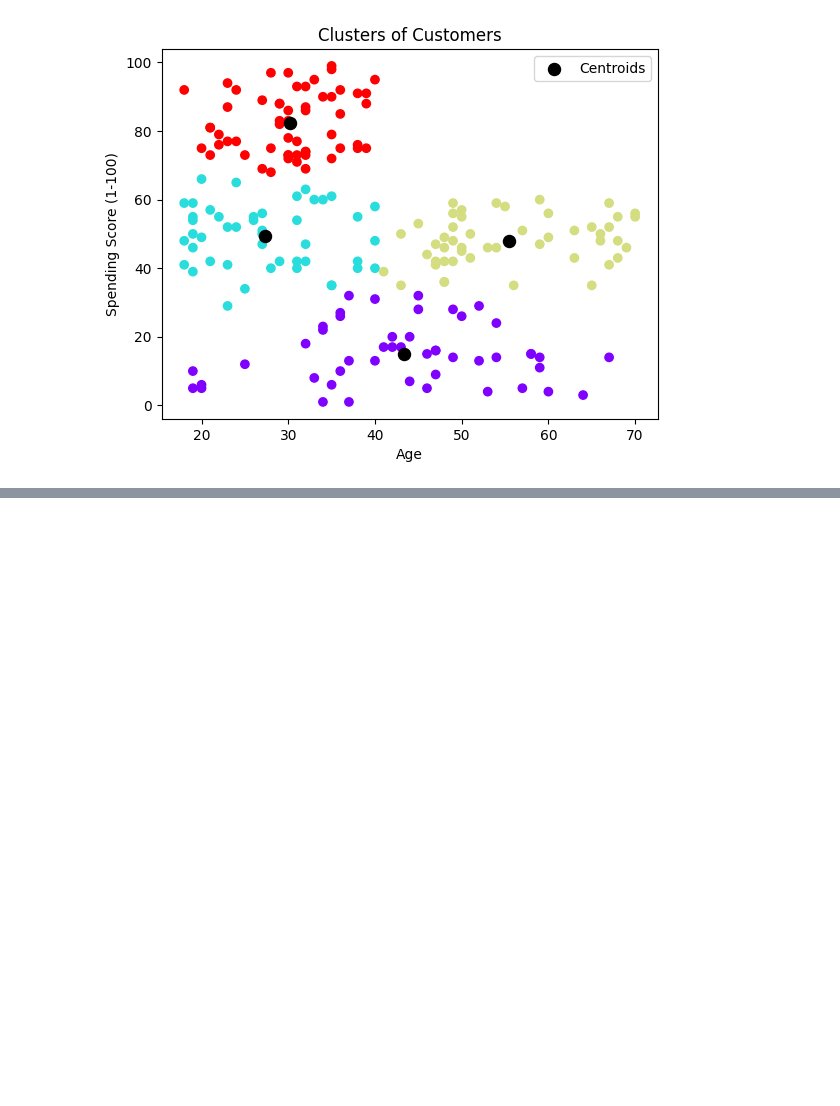
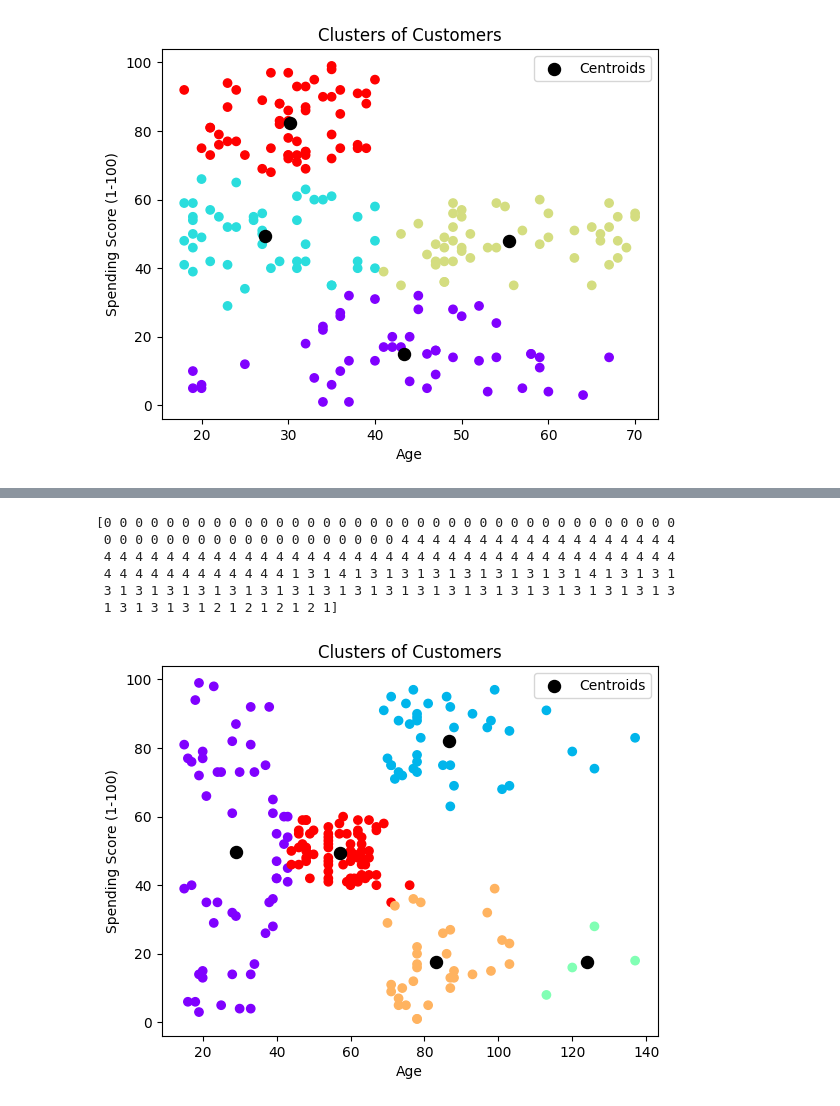
Before and after one commit to Khairul-islam99/Customer_Segmentation_project, a Jupyter notebook: Customer_Segmentation_project_.ipynb, the cells around one changed output, grey strips where cells are left out. Drawn from its saved outputs; the diff is of its cells as text; code cells hidden in the pictures; blank space fills up the shorter version.

```diff
--- a/Customer_Segmentation_project_.ipynb
+++ b/Customer_Segmentation_project_.ipynb
@@ -218,0 +237,25 @@ plt.show()
+# %%
+kmeans = KMeans(n_clusters= 5)
+label = kmeans.fit_predict(X2)
+print(label)
+# %% [output]
+[0 0 0 0 0 0 0 0 0 0 0 0 0 0 0 0 0 0 0 0 0 0 0 0 0 0 0 0 0 0 0 0 0 0 0 0 0
+ 0 0 0 0 0 0 0 0 0 0 0 0 0 0 0 0 0 0 0 4 4 4 4 4 4 4 4 4 4 4 4 4 4 4 4 4 4
+ 4 4 4 4 4 4 4 4 4 4 4 4 4 4 4 4 4 4 4 4 4 4 4 4 4 4 4 4 4 4 4 4 4 4 4 4 4
+ 4 4 4 4 4 4 4 4 4 4 4 4 1 3 1 4 1 3 1 3 1 3 1 3 1 3 1 3 1 3 1 4 1 3 1 3 1
+ 3 1 3 1 3 1 3 1 3 1 3 1 3 1 3 1 3 1 3 1 3 1 3 1 3 1 3 1 3 1 3 1 3 1 3 1 3
+ 1 3 1 3 1 3 1 2 1 2 1 2 1 2 1]
+# %%
+import matplotlib.pyplot as plt
+
+plt.scatter(X2[:, 0], X2[:, 1], c=kmeans.labels_, cmap='rainbow')  # Data points
+plt.scatter(kmeans.cluster_centers_[:, 0], kmeans.cluster_centers_[:, 1],
+            s=300, c='black', marker='.', label='Centroids')  # Cluster centers
+
+plt.title('Clusters of Customers')
+plt.xlabel('Age')
+plt.ylabel('Spending Score (1-100)')
+plt.legend()
+plt.show()
+# %% [output]
+[figure, added]
```
Also changed, not shown: parts of 1 cell of this notebook.
